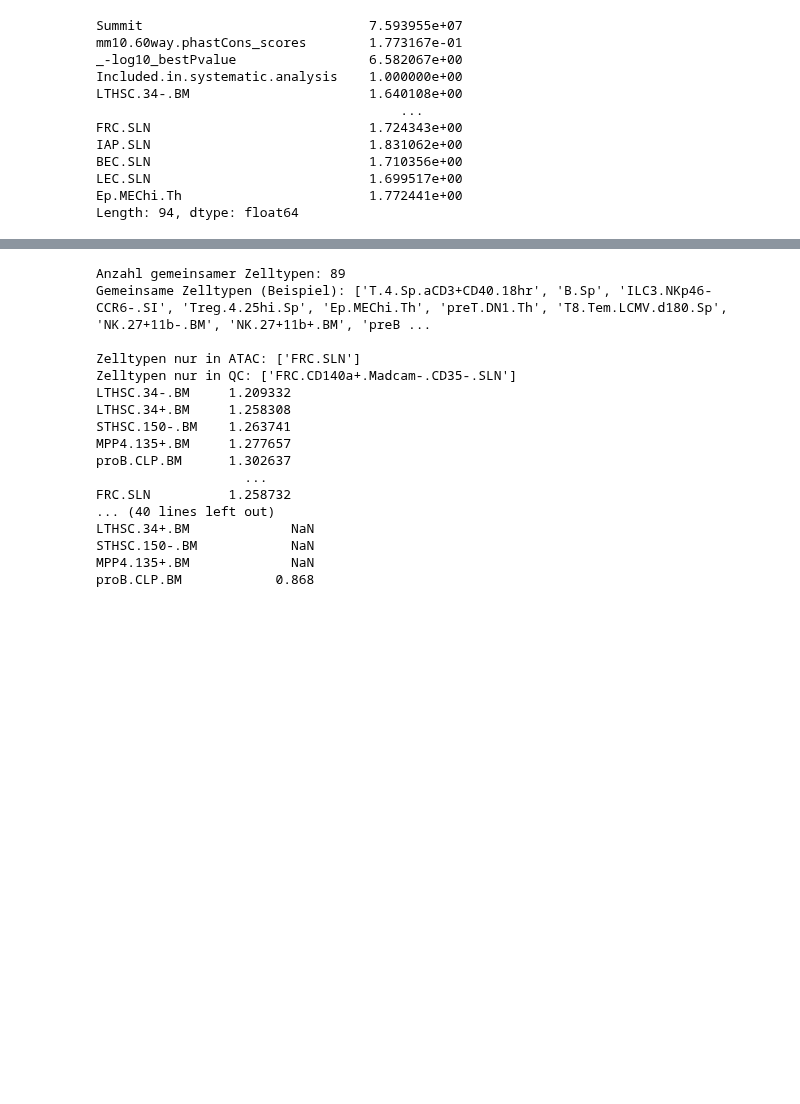
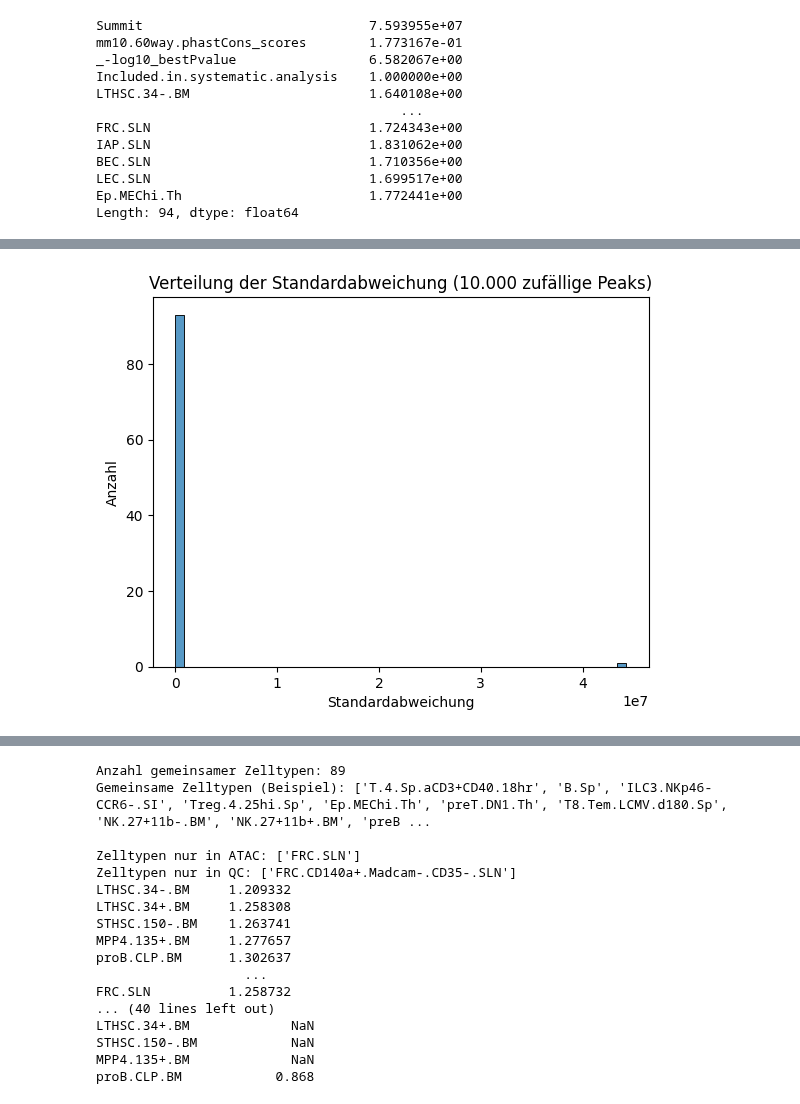
Before and after one commit to Topic2-Gene-Regulation-Immune-Cells/abT-gdT-cells-Team3, a Jupyter notebook: ATAC_mean_corr.ipynb, the cells around one changed output, grey strips where cells are left out. Saved outputs shown, nothing was run; the diff lists cells and outputs as text; code cells hidden in the pictures; blank space fills up the shorter version.

```diff
--- a/ATAC_mean_corr.ipynb
+++ b/ATAC_mean_corr.ipynb
@@ -533,0 +599,9 @@ plt.show()
+# %%
+atac_stats = pd.DataFrame({
+    "mean": atac_data.mean(axis=1),
+    "median": atac_data.median(axis=1),
+    "std": atac_data.std(axis=1)
+})
+
+# Top 10 nach Standardabweichung
+atac_stats.sort_values("std", ascending=False).head(20)
@@ -533,0 +622,12 @@ plt.show()
+# %%
+#Nehme zufällig 10.000 Werte aus der 'std'-Spalte
+sampled_std = atac_stats['std'].sample(n=94, random_state=42)
+
+# Plot
+sns.histplot(sampled_std, bins=50, kde=False)
+plt.title("Verteilung der Standardabweichung (10.000 zufällige Peaks)")
+plt.xlabel("Standardabweichung")
+plt.ylabel("Anzahl")
+plt.show()
+# %% [output]
+[figure, added]
```
Also changed, not shown: parts of 12 cells of this notebook, 2 other files.
